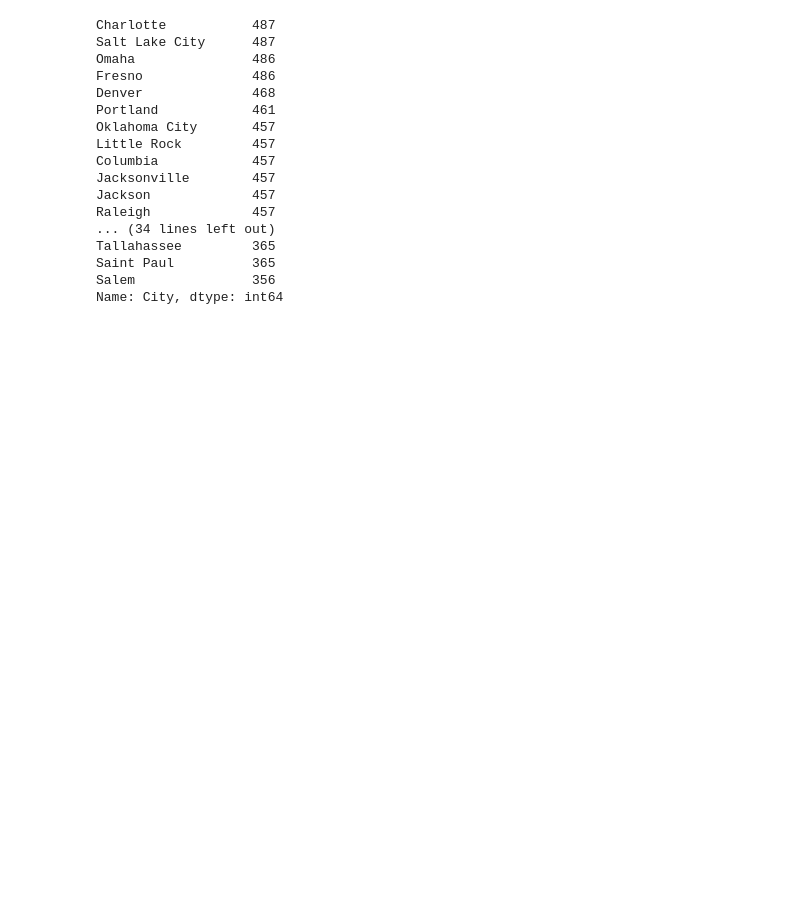
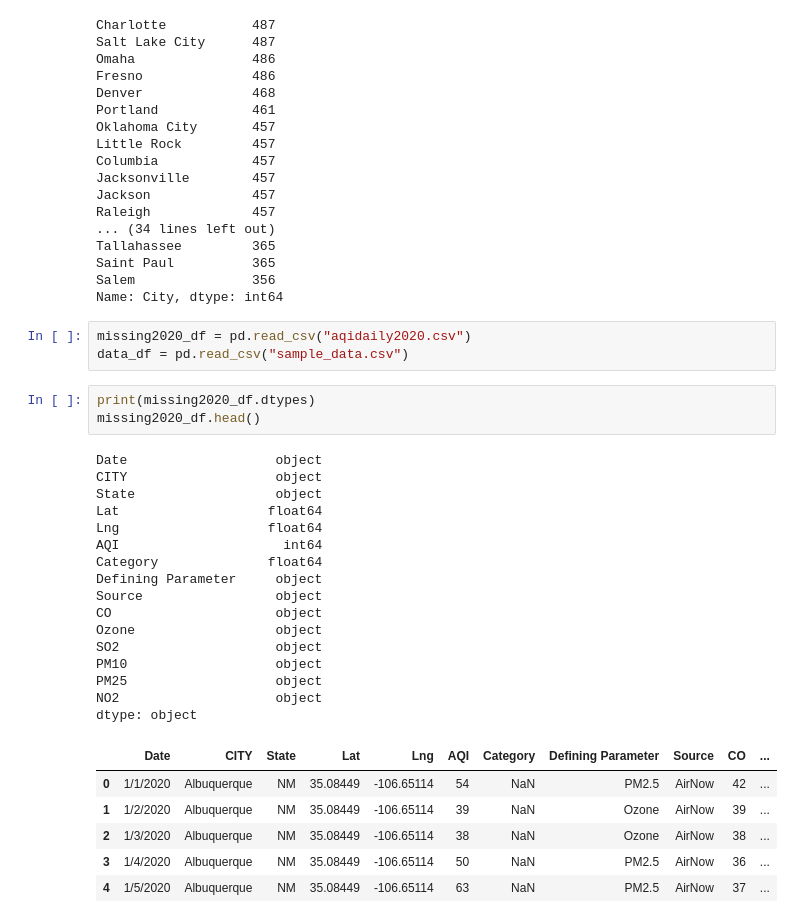
Before and after one commit to BenSnyder90/US-Air-Quality-During-COVID-19, a Jupyter notebook: merge_data.ipynb, the cells around one changed output. Saved outputs shown, nothing was run; the diff lists cells and outputs as text; blank space fills up the shorter version.

```diff
--- a/merge_data.ipynb
+++ b/merge_data.ipynb
@@ -256,3 +256,32 @@ Tallahassee         365
 Saint Paul          365
 Salem               356
 Name: City, dtype: int64
+# %%
+missing2020_df = pd.read_csv("aqidaily2020.csv")
+data_df = pd.read_csv("sample_data.csv")
+# %%
+print(missing2020_df.dtypes)
+missing2020_df.head()
+# %% [output]
+Date                   object
+CITY                   object
+State                  object
+Lat                   float64
+Lng                   float64
+AQI                     int64
+Category              float64
+Defining Parameter     object
+Source                 object
+CO                     object
+Ozone                  object
+SO2                    object
+PM10                   object
+PM25                   object
+NO2                    object
+dtype: object
+|  | Date | CITY | State | Lat | Lng | AQI | Category | Defining Parameter | Source | CO | ... |
+| 0 | 1/1/2020 | Albuquerque | NM | 35.08449 | -106.65114 | 54 | NaN | PM2.5 | AirNow | 42 | ... |
+| 1 | 1/2/2020 | Albuquerque | NM | 35.08449 | -106.65114 | 39 | NaN | Ozone | AirNow | 39 | ... |
+| 2 | 1/3/2020 | Albuquerque | NM | 35.08449 | -106.65114 | 38 | NaN | Ozone | AirNow | 38 | ... |
+| 3 | 1/4/2020 | Albuquerque | NM | 35.08449 | -106.65114 | 50 | NaN | PM2.5 | AirNow | 36 | ... |
+| 4 | 1/5/2020 | Albuquerque | NM | 35.08449 | -106.65114 | 63 | NaN | PM2.5 | AirNow | 37 | ... |
```
Also changed, not shown: parts of 8 cells of this notebook, 1 other file.
